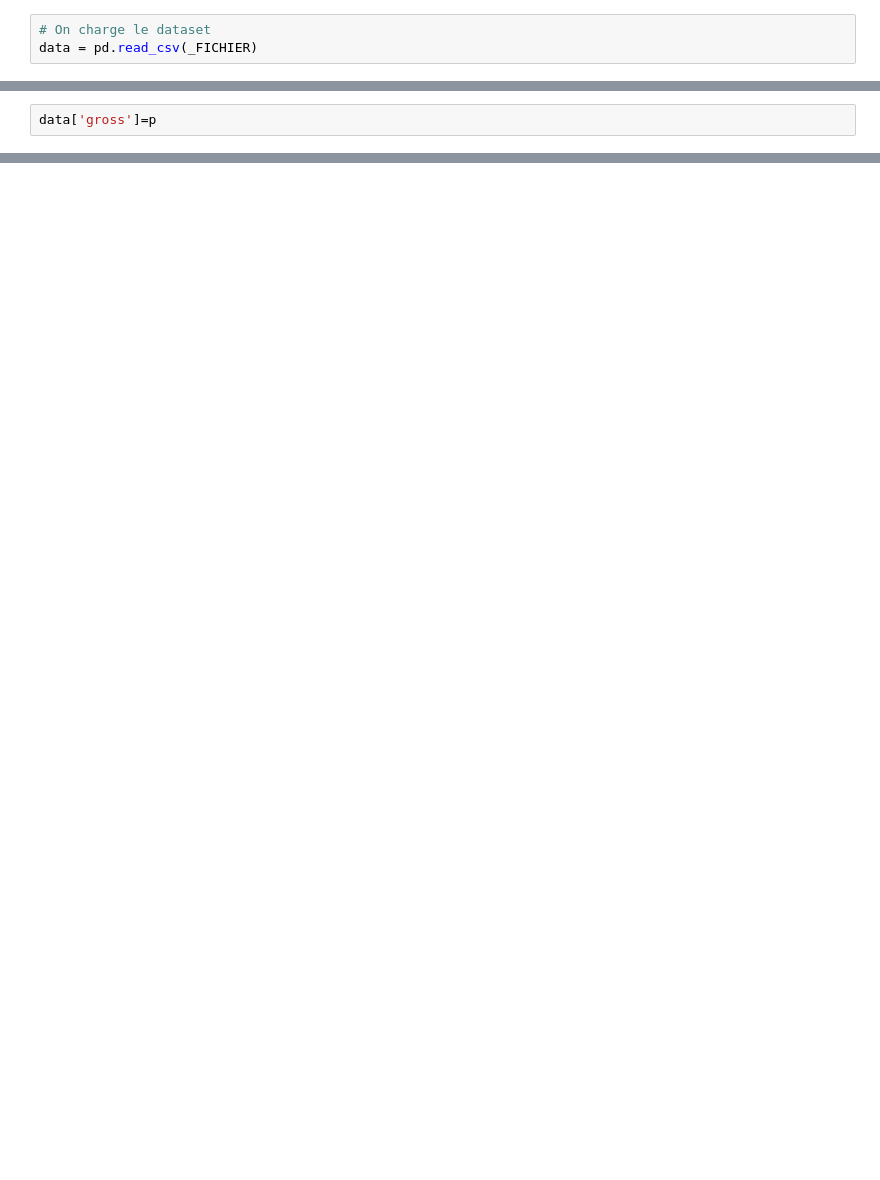
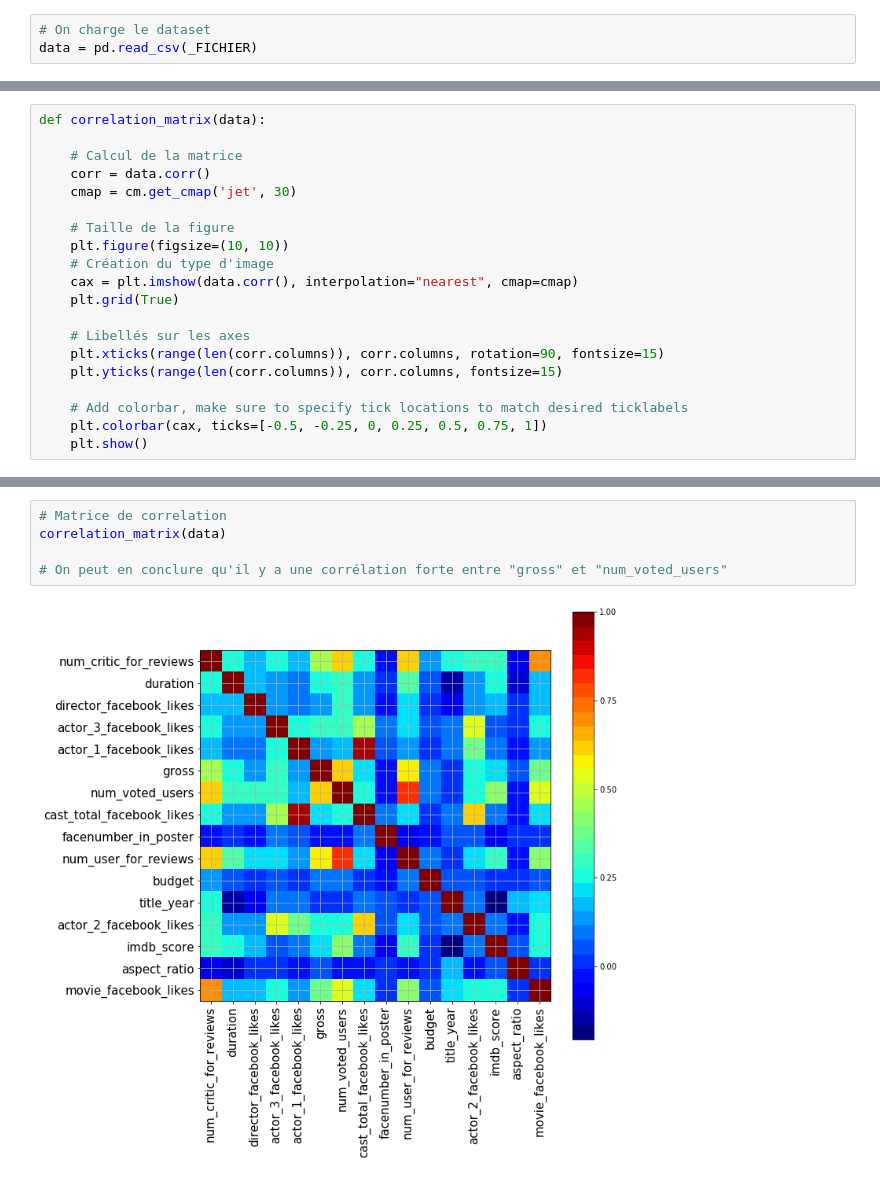
Before and after one commit to pfroide/python, a Jupyter notebook: Projet_3/p3_cleaning.ipynb, the cells around one changed output, grey strips where cells are left out. Drawn from its saved outputs; the diff is of its cells as text; blank space fills up the shorter version.

```diff
--- a/Projet_3/p3_cleaning.ipynb
+++ b/Projet_3/p3_cleaning.ipynb
@@ -75,2 +15,0 @@ Variance : 0.39
-# %%
-data['gross']=p
@@ -76,0 +101,20 @@ data['gross']=p
+# %%
+def correlation_matrix(data):
+
+    # Calcul de la matrice
+    corr = data.corr()
+    cmap = cm.get_cmap('jet', 30)
+
+    # Taille de la figure
+    plt.figure(figsize=(10, 10))
+    # Création du type d'image
+    cax = plt.imshow(data.corr(), interpolation="nearest", cmap=cmap)
+    plt.grid(True)
+
+    # Libellés sur les axes
+    plt.xticks(range(len(corr.columns)), corr.columns, rotation=90, fontsize=15)
+    plt.yticks(range(len(corr.columns)), corr.columns, fontsize=15)
+
+    # Add colorbar, make sure to specify tick locations to match desired ticklabels
+    plt.colorbar(cax, ticks=[-0.5, -0.25, 0, 0.25, 0.5, 0.75, 1])
+    plt.show()
@@ -152,0 +222,7 @@ ValueError: ('The truth value of a Series is ambiguous. Use a.empty, a.bool(), a
+# %%
+# Matrice de correlation
+correlation_matrix(data)
+
+# On peut en conclure qu'il y a une corrélation forte entre "gross" et "num_voted_users"
+# %% [output]
+[figure, added]
```
Also changed, not shown: parts of 39 cells of this notebook.
